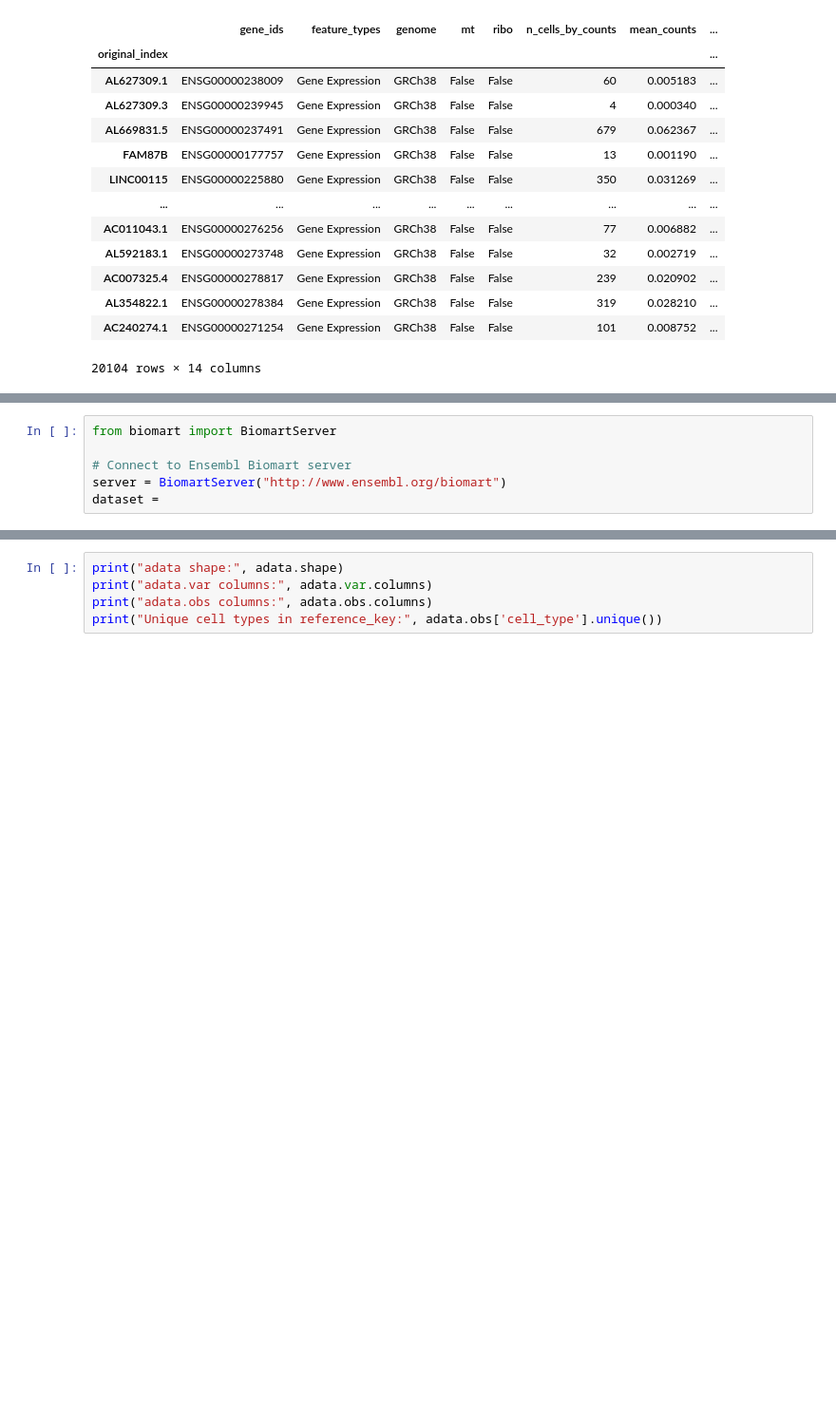
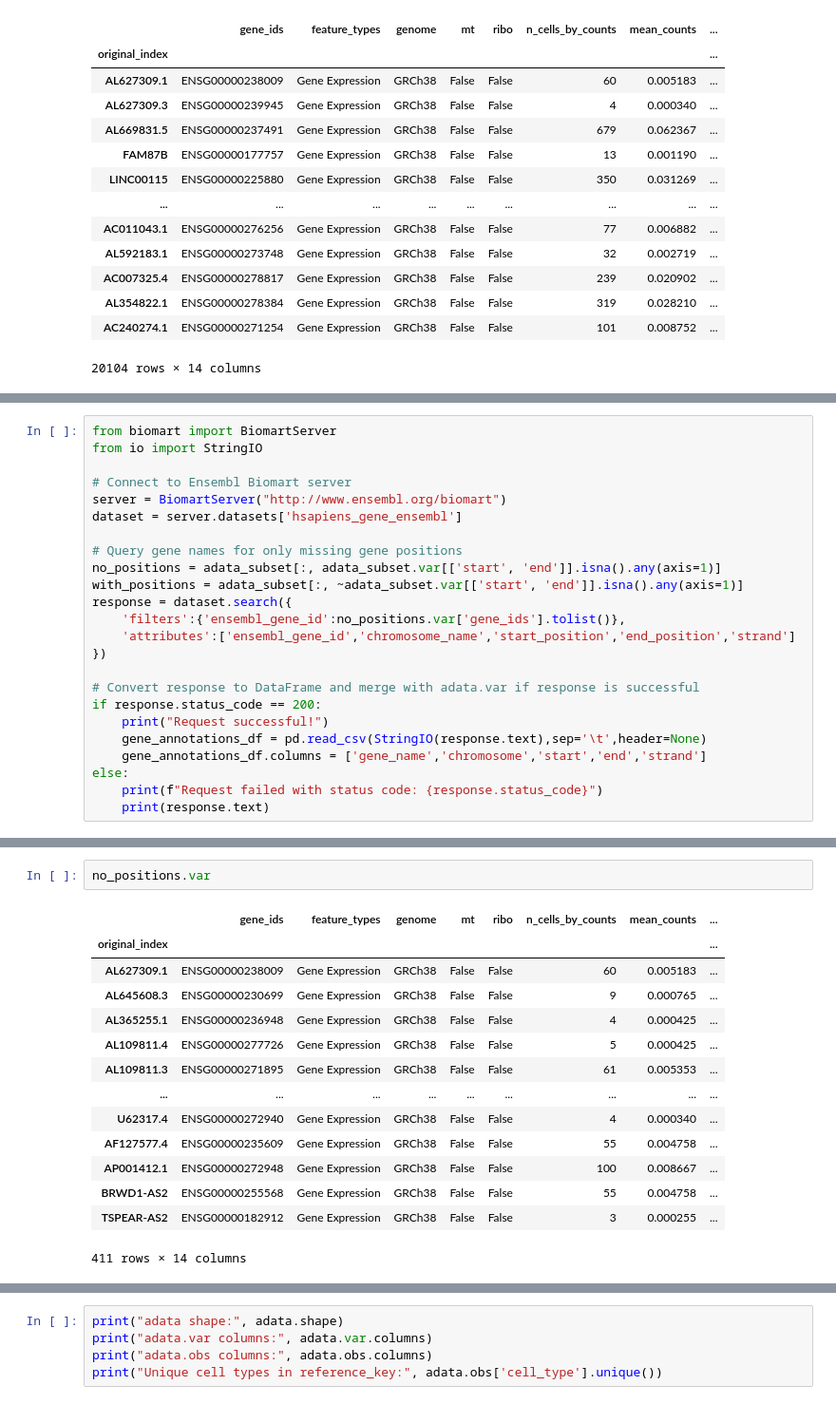
Before and after one commit to bly2/CSCB-2025-Final, a Jupyter notebook: master.ipynb, the cells around one changed output, grey strips where cells are left out. Shown at 95% size. Cells and saved outputs as stored; diff of their text form; blank space fills up the shorter version.

```diff
--- a/master.ipynb
+++ b/master.ipynb
@@ -131,7 +151,25 @@ adata.var
 # %%
 from biomart import BiomartServer
+from io import StringIO
 
 # Connect to Ensembl Biomart server
 server = BiomartServer("http://www.ensembl.org/biomart")
-dataset =
+dataset = server.datasets['hsapiens_gene_ensembl']
+
+# Query gene names for only missing gene positions
+no_positions = adata_subset[:, adata_subset.var[['start', 'end']].isna().any(axis=1)]
+with_positions = adata_subset[:, ~adata_subset.var[['start', 'end']].isna().any(axis=1)]
+response = dataset.search({
+    'filters':{'ensembl_gene_id':no_positions.var['gene_ids'].tolist()},
+    'attributes':['ensembl_gene_id','chromosome_name','start_position','end_position','strand']
+})
+
+# Convert response to DataFrame and merge with adata.var if response is successful
+if response.status_code == 200:
+    print("Request successful!")
+    gene_annotations_df = pd.read_csv(StringIO(response.text),sep='\t',header=None)
+    gene_annotations_df.columns = ['gene_name','chromosome','start','end','strand']
+else:
+    print(f"Request failed with status code: {response.status_code}")
+    print(response.text)
 # %% [output]
@@ -146,0 +177,17 @@ KeyboardInterrupt:
+# %%
+no_positions.var
+# %% [output]
+|  | gene_ids | feature_types | genome | mt | ribo | n_cells_by_counts | mean_counts | ... |
+| original_index |  |  |  |  |  |  |  | ... |
+| AL627309.1 | ENSG00000238009 | Gene Expression | GRCh38 | False | False | 60 | 0.005183 | ... |
+| AL645608.3 | ENSG00000230699 | Gene Expression | GRCh38 | False | False | 9 | 0.000765 | ... |
+| AL365255.1 | ENSG00000236948 | Gene Expression | GRCh38 | False | False | 4 | 0.000425 | ... |
+| AL109811.4 | ENSG00000277726 | Gene Expression | GRCh38 | False | False | 5 | 0.000425 | ... |
+| AL109811.3 | ENSG00000271895 | Gene Expression | GRCh38 | False | False | 61 | 0.005353 | ... |
+| ... | ... | ... | ... | ... | ... | ... | ... | ... |
+| U62317.4 | ENSG00000272940 | Gene Expression | GRCh38 | False | False | 4 | 0.000340 | ... |
+| AF127577.4 | ENSG00000235609 | Gene Expression | GRCh38 | False | False | 55 | 0.004758 | ... |
+| AP001412.1 | ENSG00000272948 | Gene Expression | GRCh38 | False | False | 100 | 0.008667 | ... |
+| BRWD1-AS2 | ENSG00000255568 | Gene Expression | GRCh38 | False | False | 55 | 0.004758 | ... |
+| TSPEAR-AS2 | ENSG00000182912 | Gene Expression | GRCh38 | False | False | 3 | 0.000255 | ... |
+411 rows × 14 columns
```
Also changed, not shown: parts of 8 cells of this notebook.
